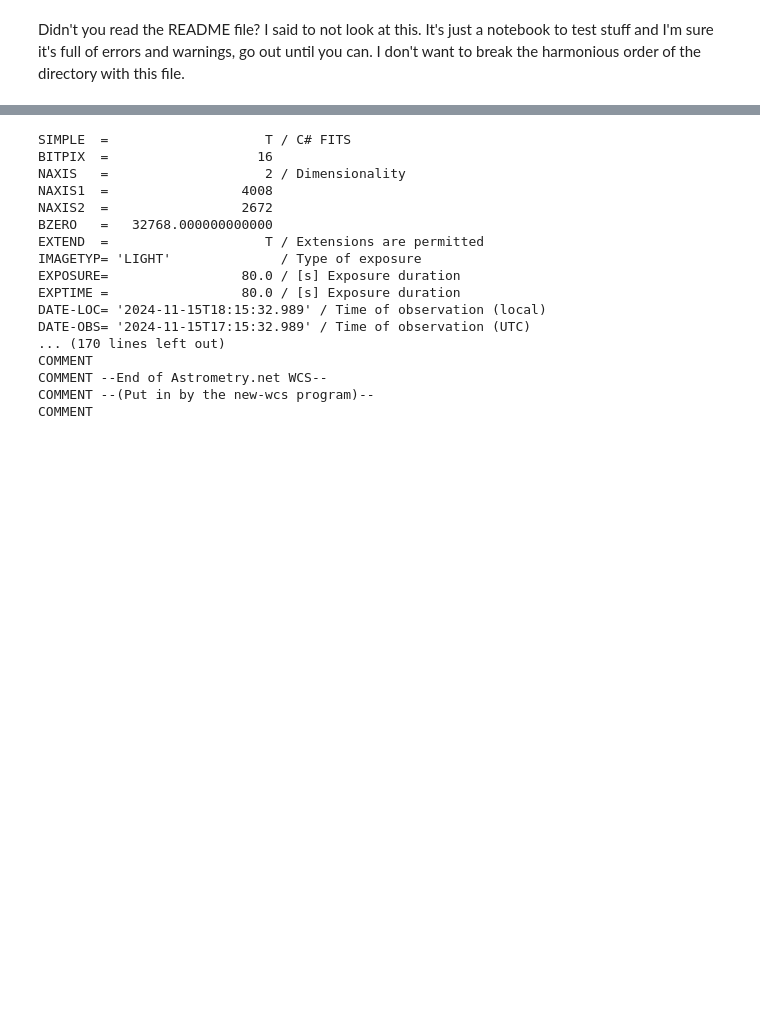
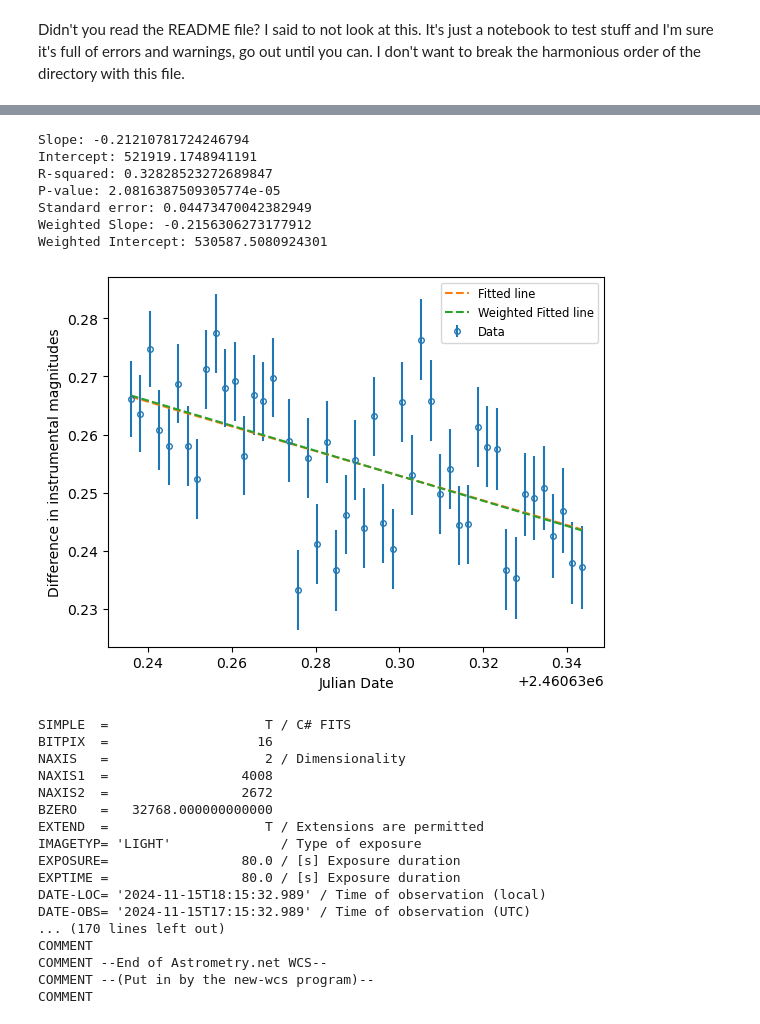
Before and after one commit to LuigiSotgiu/Photometry, a Jupyter notebook: testing.ipynb, the cells around one changed output, grey strips where cells are left out. Drawn from its saved outputs; the diff is of its cells as text; code cells hidden in the pictures; blank space fills up the shorter version.

```diff
--- a/testing.ipynb
+++ b/testing.ipynb
@@ -15,3 +84,62 @@ from photutils.aperture import CircularAperture, aperture_photometry, CircularAn
+# %%
+from scipy.stats import linregress
+from scipy.optimize import curve_fit
+import matplotlib.pyplot as plt
+import numpy as np
+
+julian = [df['AVG Julian Date'][1] for df in blue_dataset]
+instr_magnit_1 = [df['instrumental_magnitude'][1] for df in blue_dataset]
+instr_magnit_2 = [df['instrumental_magnitude'][2] for df in blue_dataset]
+diff_magnit_2_1 = [b - a for a, b in zip(instr_magnit_1, instr_magnit_2)]
+
+sigma_star_1 = [df['sigma instrumental magnitude'][1] for df in blue_dataset]
+sigma_star_2 = [df['sigma instrumental magnitude'][2] for df in blue_dataset]
+diff_error= [np.sqrt(sigma1**2 + sigma2**2) for sigma1, sigma2 in zip(sigma_star_1, sigma_star_2)]
+
+
+# Perform linear regression
+slope, intercept, r_value, p_value, std_err = linregress(julian, diff_magnit_2_1)
+
+# Print the results
+print(f"Slope: {slope}")
+print(f"Intercept: {intercept}")
+print(f"R-squared: {r_value**2}")
+print(f"P-value: {p_value}")
+print(f"Standard error: {std_err}")
+
+fig, ax = plt.subplots()
+ax.errorbar(julian, diff_magnit_2_1, diff_error, fmt = 'o', markersize=4, fillstyle='none', label = 'Data')
+ax.plot(julian, intercept + slope*np.array(julian), '--', label = 'Fitted line')
+ax.set(xlabel='Julian Date', ylabel='Difference in instrumental magnitudes')
+
+
+# Define the linear function
+def linear_func(x, a, b):
+    return a * x + b
+
+# Perform weighted linear fit
+popt, pcov = curve_fit(linear_func, julian, diff_magnit_2_1, sigma=diff_error)
+
+# Extract the parameters
+slope_weighted, intercept_weighted = popt
+
+# Print the results
+print(f"Weighted Slope: {slope_weighted}")
+print(f"Weighted Intercept: {intercept_weighted}")
+
+# Plot the results
+ax.plot(julian, linear_func(np.array(julian), *popt), '--', label='Weighted Fitted line')
+ax.legend(fontsize = 'small')
+plt.show()
+# %% [output]
+Slope: -0.21210781724246794
+Intercept: 521919.1748941191
+R-squared: 0.32828523272689847
+P-value: 2.0816387509305774e-05
+Standard error: 0.04473470042382949
+Weighted Slope: -0.2156306273177912
+Weighted Intercept: 530587.5080924301
+[figure, added]
 # %%
 path = 'data/2024-11-15_18-15-32_G_-20.00_80.00s_0000_cal.fits'
 
```
Also changed, not shown: parts of 4 cells of this notebook, 2 other files.
